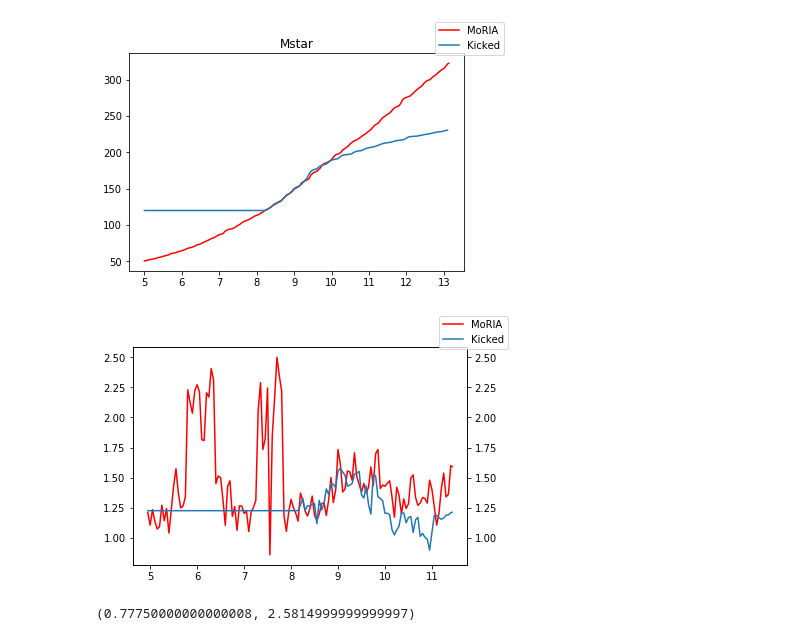
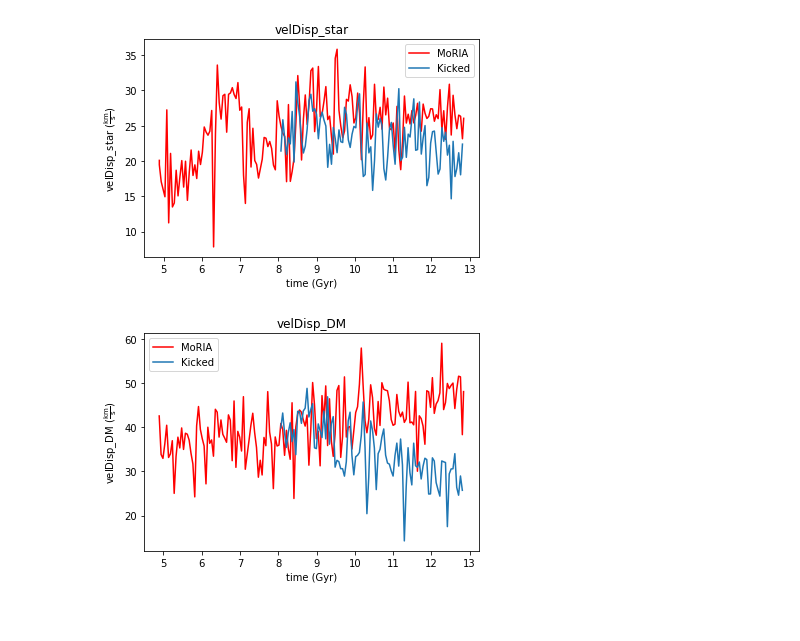
Before and after one commit to elehcim/simulation, a Jupyter notebook: Sumfiles.ipynb, the cells around one changed output. Drawn from its saved outputs; the diff is of its cells as text; code cells hidden in the pictures.

```diff
--- a/Sumfiles.ipynb
+++ b/Sumfiles.ipynb
@@ -60,20 +100,6 @@ def plot_property(a, k, prop):
 # %%
-plot_property(a, k, 'Mstar')
+plot_property(a, k, 'velDisp_star')
+plot_property(a, k, 'velDisp_DM')
+# %% [output]
+[figure, added]
+[figure, added]
-# %%
-plot_property(a, k, 'Mstar')
-# %% [output]
-[figure, removed]
-# %%
-fig, ax = plt.subplots()
-ax.plot(a.time, a.r_e_M, "r", label="MoRIA")
-ax2 = ax.twinx()
-ax2.set_ylim(ax.get_ylim())
-k2 = np.interp(a.time, k.time, k.r_e_M)
-ax2.plot(a.time, k2, label="Kicked")
-fig.legend();
-# %% [output]
-[figure, removed]
-# %%
-ax.get_ylim()
-# %% [output]
-(0.77750000000000008, 2.5814999999999997)
```
Also changed, not shown: parts of 11 cells of this notebook.
